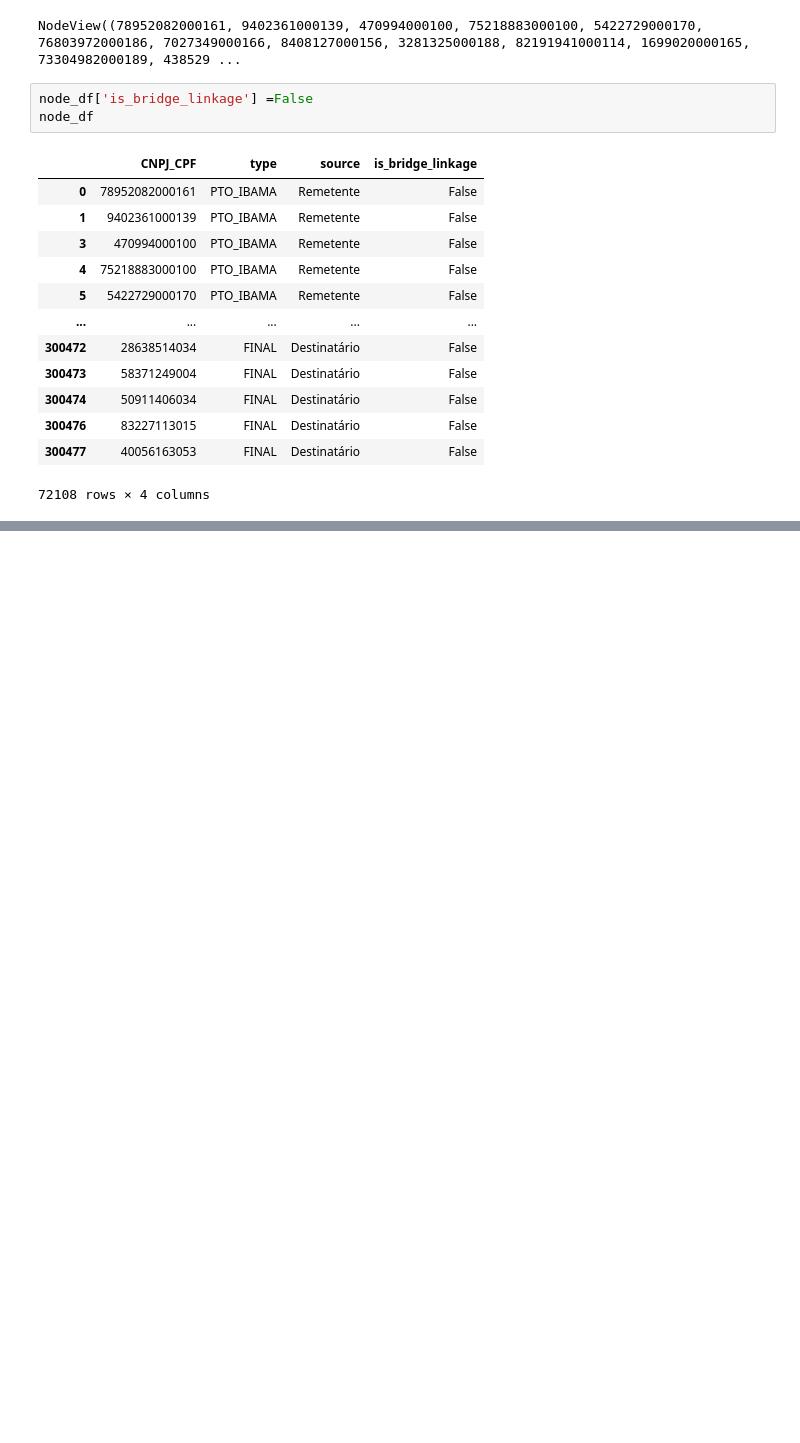
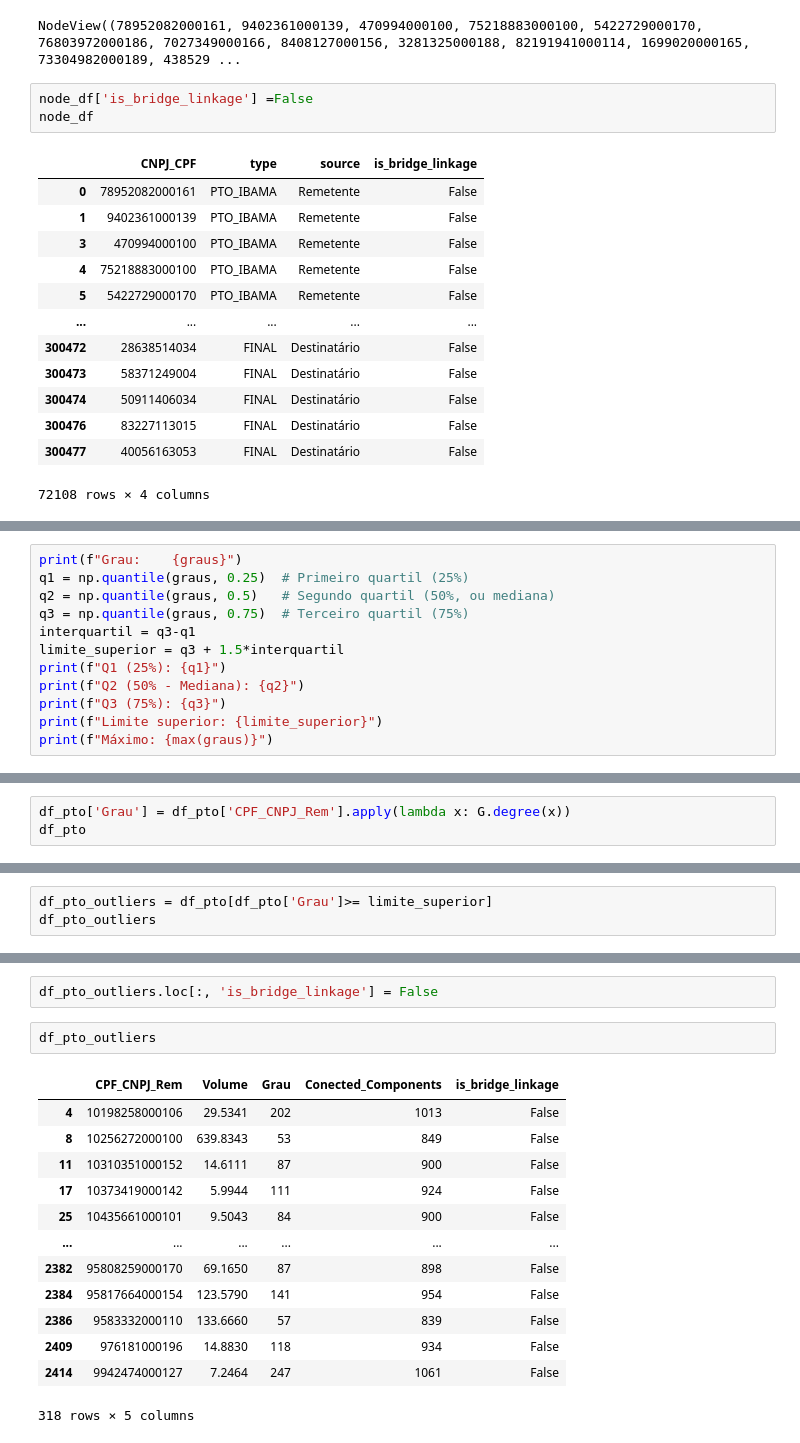
Before and after one commit to mistercapote/atividade_madeireira, a Jupyter notebook: src/example2.ipynb, the cells around one changed output, grey strips where cells are left out. Drawn from its saved outputs; the diff is of its cells as text; blank space fills up the shorter version.

```diff
--- a/src/example2.ipynb
+++ b/src/example2.ipynb
@@ -165,0 +372,12 @@ node_df
+# %%
+print(f"Grau:    {graus}")
+q1 = np.quantile(graus, 0.25)  # Primeiro quartil (25%)
+q2 = np.quantile(graus, 0.5)   # Segundo quartil (50%, ou mediana)
+q3 = np.quantile(graus, 0.75)  # Terceiro quartil (75%)
+interquartil = q3-q1
+limite_superior = q3 + 1.5*interquartil
+print(f"Q1 (25%): {q1}")
+print(f"Q2 (50% - Mediana): {q2}")
+print(f"Q3 (75%): {q3}")
+print(f"Limite superior: {limite_superior}")
+print(f"Máximo: {max(graus)}")
@@ -165,0 +405,3 @@ node_df
+# %%
+df_pto['Grau'] = df_pto['CPF_CNPJ_Rem'].apply(lambda x: G.degree(x))
+df_pto
@@ -165,0 +422,3 @@ node_df
+# %%
+df_pto_outliers = df_pto[df_pto['Grau']>= limite_superior]
+df_pto_outliers
@@ -165,0 +439,18 @@ node_df
+# %%
+df_pto_outliers.loc[:, 'is_bridge_linkage'] = False
+# %%
+df_pto_outliers
+# %% [output]
+|  | CPF_CNPJ_Rem | Volume | Grau | Conected_Components | is_bridge_linkage |
+| 4 | 10198258000106 | 29.5341 | 202 | 1013 | False |
+| 8 | 10256272000100 | 639.8343 | 53 | 849 | False |
+| 11 | 10310351000152 | 14.6111 | 87 | 900 | False |
+| 17 | 10373419000142 | 5.9944 | 111 | 924 | False |
+| 25 | 10435661000101 | 9.5043 | 84 | 900 | False |
+| ... | ... | ... | ... | ... | ... |
+| 2382 | 95808259000170 | 69.1650 | 87 | 898 | False |
+| 2384 | 95817664000154 | 123.5790 | 141 | 954 | False |
+| 2386 | 9583332000110 | 133.6660 | 57 | 839 | False |
+| 2409 | 976181000196 | 14.8830 | 118 | 934 | False |
+| 2414 | 9942474000127 | 7.2464 | 247 | 1061 | False |
+318 rows × 5 columns
```
Also changed, not shown: parts of 28 cells of this notebook, 1 other file.
